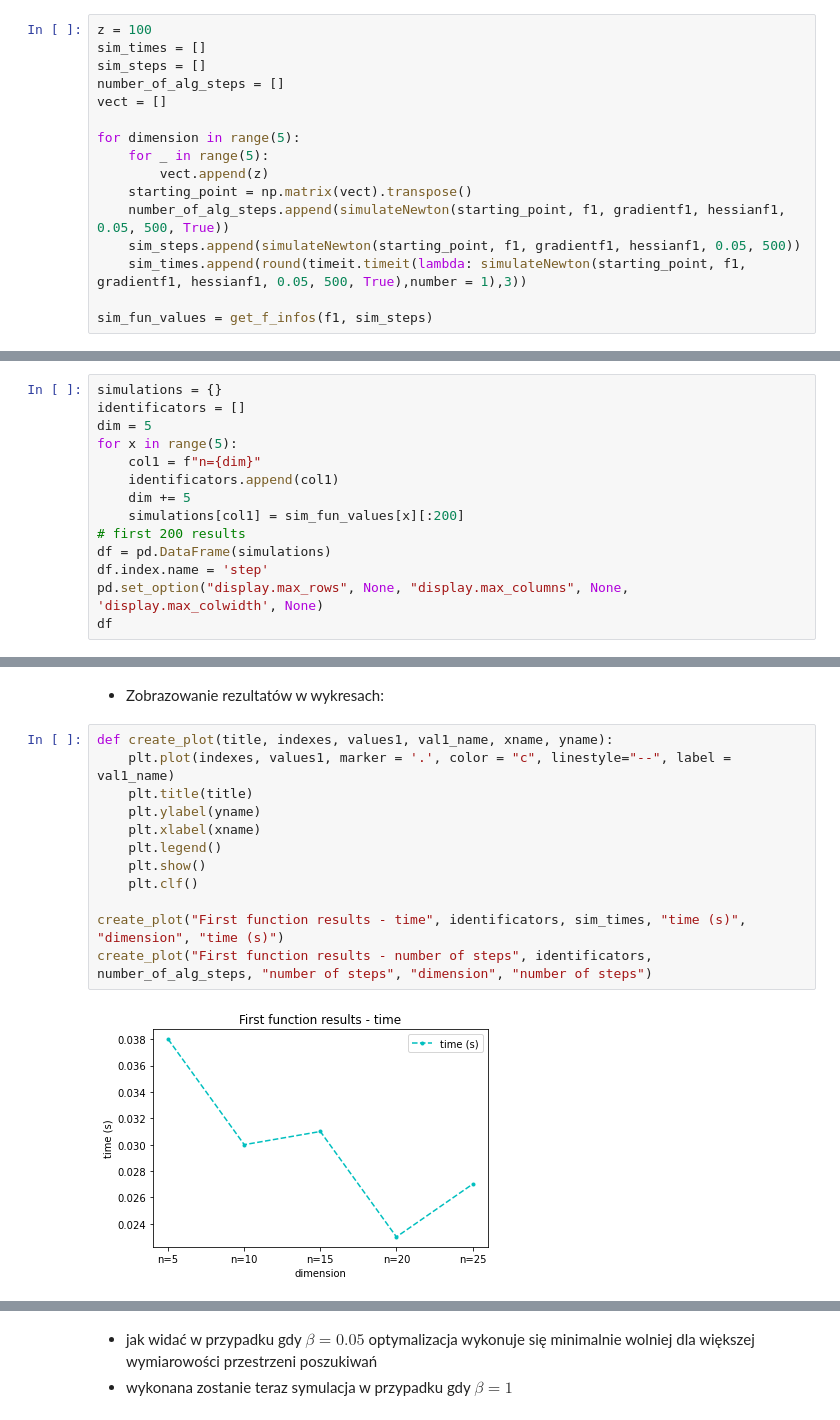
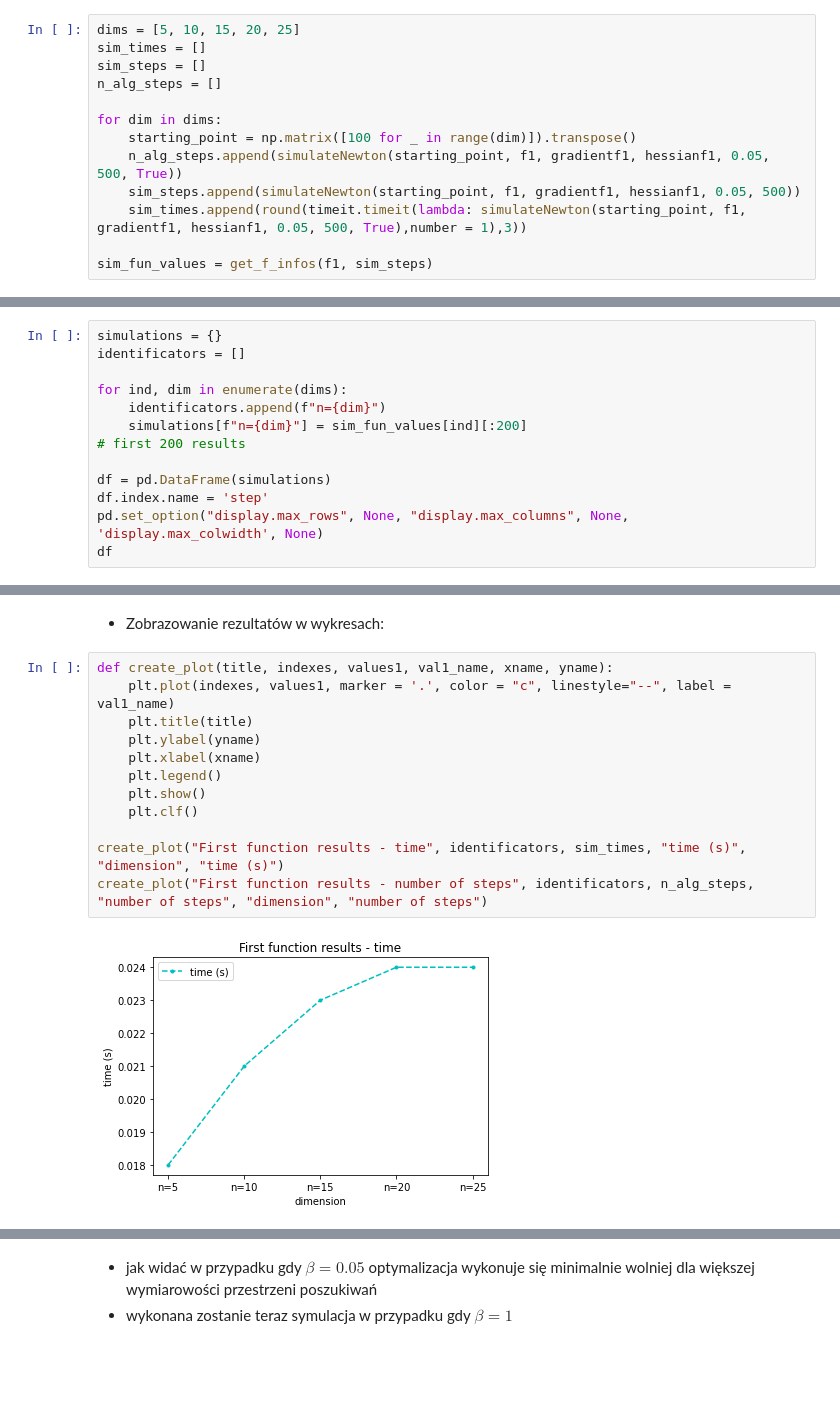
Before and after one commit to lukasz-staniszewski/ml-algorithms-scratch, a Jupyter notebook: newton-method-optimization/newton_optimization.ipynb, the cells around one changed output, grey strips where cells are left out. Drawn from its saved outputs; the diff is of its cells as text; blank space fills up the shorter version.

```diff
--- a/newton-method-optimization/newton_optimization.ipynb
+++ b/newton-method-optimization/newton_optimization.ipynb
@@ -322,17 +320,14 @@ NUMBER OF ALGORITHM STEPS = 323
 # %% [markdown]
 Symulacja:
 # %%
-z = 100
+dims = [5, 10, 15, 20, 25]
 sim_times = []
 sim_steps = []
-number_of_alg_steps = []
-vect = []
+n_alg_steps = []
 
-for dimension in range(5):
-    for _ in range(5):
-        vect.append(z)
-    starting_point = np.matrix(vect).transpose()
-    number_of_alg_steps.append(simulateNewton(starting_point, f1, gradientf1, hessianf1, 0.05, 500, True))
+for dim in dims:
+    starting_point = np.matrix([100 for _ in range(dim)]).transpose()
+    n_alg_steps.append(simulateNewton(starting_point, f1, gradientf1, hessianf1, 0.05, 500, True))
     sim_steps.append(simulateNewton(starting_point, f1, gradientf1, hessianf1, 0.05, 500))
     sim_times.append(round(timeit.timeit(lambda: simulateNewton(starting_point, f1, gradientf1, hessianf1, 0.05, 500, True),number = 1),3))
 
@@ -342,12 +337,11 @@ sim_fun_values = get_f_infos(f1, sim_steps)
 # %%
 simulations = {}
 identificators = []
-dim = 5
-for x in range(5):
-    col1 = f"n={dim}"
-    identificators.append(col1)
-    dim += 5
-    simulations[col1] = sim_fun_values[x][:200]                                                    # first 200 results
+
+for ind, dim in enumerate(dims):
+    identificators.append(f"n={dim}")
+    simulations[f"n={dim}"] = sim_fun_values[ind][:200]                                                    # first 200 results
+
 df = pd.DataFrame(simulations)
 df.index.name = 'step'
 pd.set_option("display.max_rows", None, "display.max_columns", None, 'display.max_colwidth', None)
@@ -395,17 +389,17 @@ df
 # %%
 def create_plot(title, indexes, values1, val1_name, xname, yname):
     plt.plot(indexes, values1, marker = '.', color = "c", linestyle="--", label = val1_name)
     plt.title(title)
     plt.ylabel(yname)
     plt.xlabel(xname)
     plt.legend()
     plt.show()
     plt.clf()
 
 create_plot("First function results - time", identificators, sim_times, "time (s)", "dimension", "time (s)")
-create_plot("First function results - number of steps", identificators, number_of_alg_steps, "number of steps", "dimension", "number of steps")
+create_plot("First function results - number of steps", identificators, n_alg_steps, "number of steps", "dimension", "number of steps")
 # %% [output]
-[figure, old version]
+[figure, new version]
 [figure]
 <Figure size 432x288 with 0 Axes>
 # %% [markdown]
```
Also changed, not shown: parts of 19 cells of this notebook.
